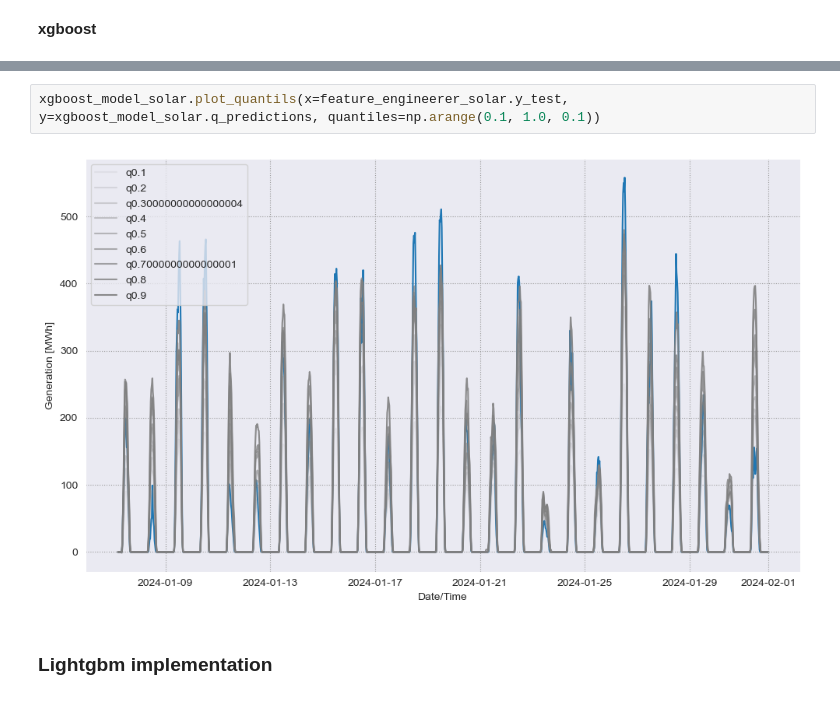
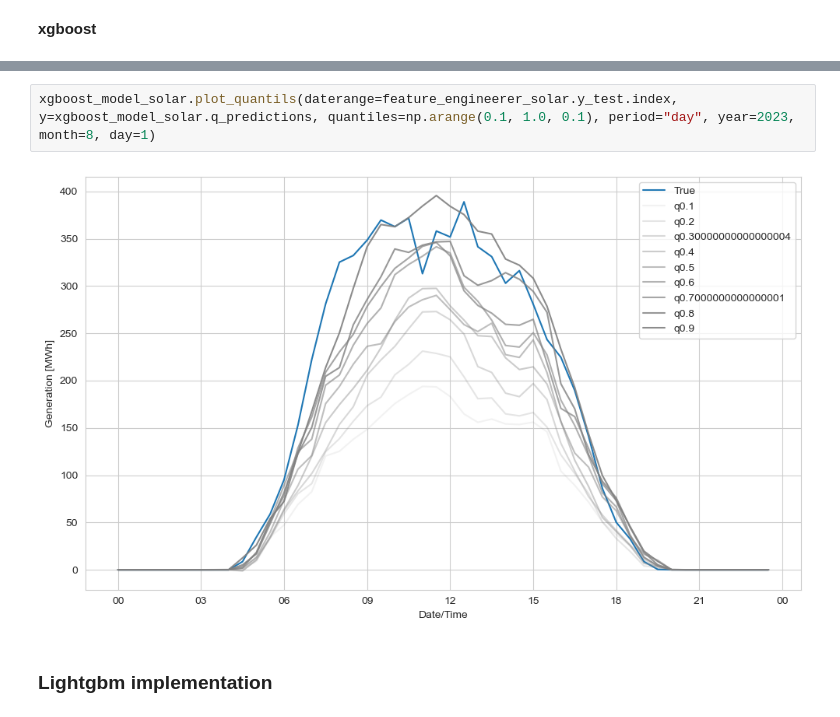
Before and after one commit to av1c3nna/awp2, a Jupyter notebook: code/model_training.ipynb, the cells around one changed output, grey strips where cells are left out. Saved outputs shown, nothing was run; the diff lists cells and outputs as text.

```diff
--- a/code/model_training.ipynb
+++ b/code/model_training.ipynb
@@ -188,7 +188,7 @@ xgboost_model_solar.plot_feature_importance()
 # %%
-xgboost_model_solar.plot_quantils(x=feature_engineerer_solar.y_test, y=xgboost_model_solar.q_predictions, quantiles=np.arange(0.1, 1.0, 0.1))
+xgboost_model_solar.plot_quantils(daterange=feature_engineerer_solar.y_test.index, y=xgboost_model_solar.q_predictions, quantiles=np.arange(0.1, 1.0, 0.1), period="day", year=2023, month=8, day=1)
 # %% [output]
-[figure, old version]
+[figure, new version]
 # %% [markdown]
 ### __Lightgbm implementation__
 # %%
```
Also changed, not shown: parts of 16 cells of this notebook, 2 other files.
